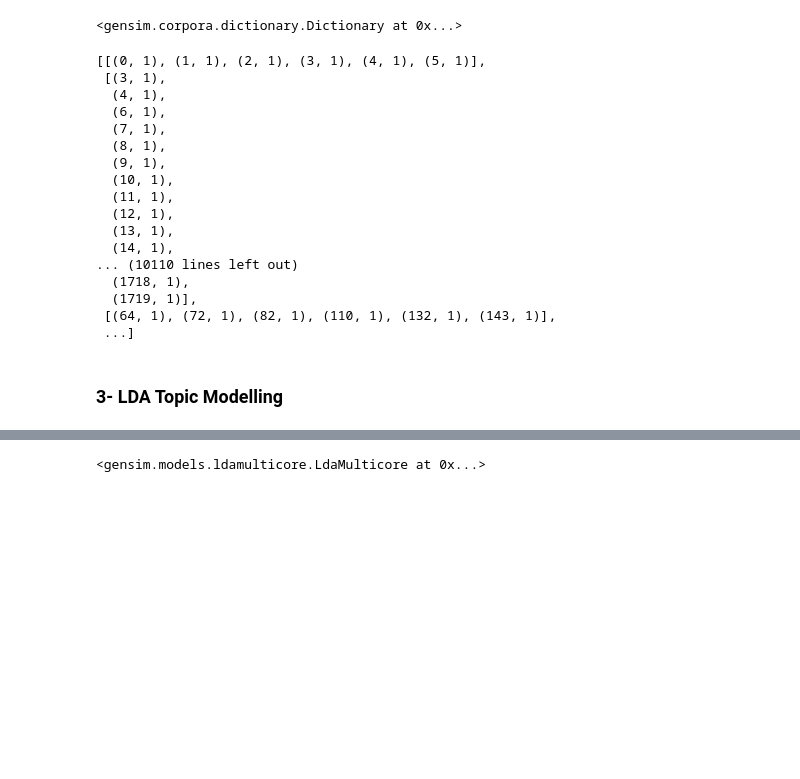
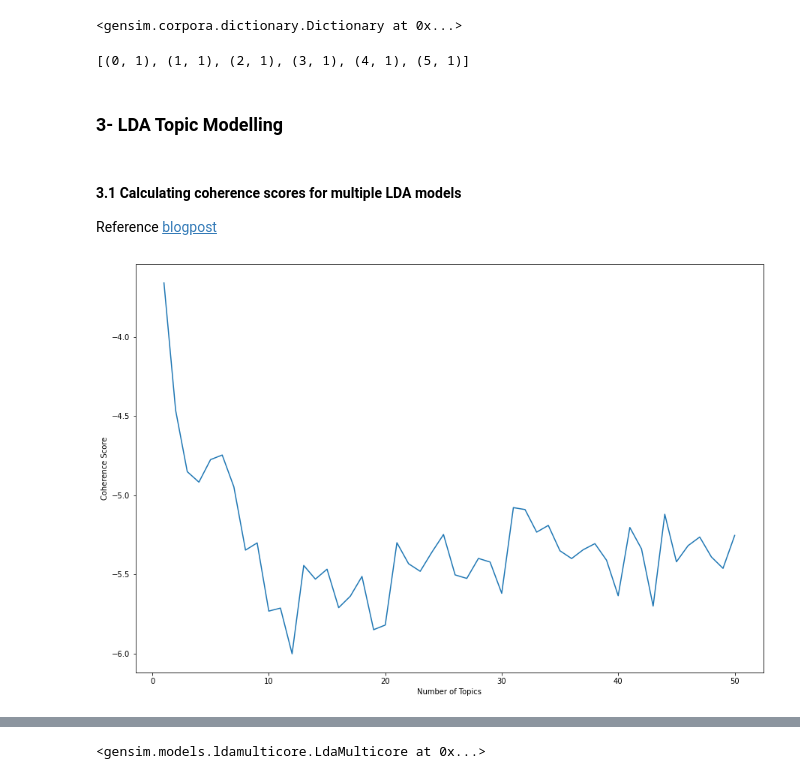
Before and after one commit to tamerthamoqa/psut-nlp-project, a Jupyter notebook: Task4_Topic_Modelling_Using_LDA.ipynb, the cells around one changed output, grey strips where cells are left out. Cells and saved outputs as stored; diff of their text form; code cells hidden in the pictures; blank space fills up the shorter version.

Commit message:
Update Task4_Topic_Modelling_Using_LDA.ipynb with pyLDAvis and coherence score calculation

```diff
--- a/Task4_Topic_Modelling_Using_LDA.ipynb
+++ b/Task4_Topic_Modelling_Using_LDA.ipynb
@@ -219,24 +181,11 @@ tweet_dictionary
 # %%
 tweet_corpus = [tweet_dictionary.doc2bow(tweet) for tweet in tweets_list]
 # %%
-tweet_corpus
+tweet_corpus[0]
 # %% [output]
-[[(0, 1), (1, 1), (2, 1), (3, 1), (4, 1), (5, 1)],
- [(3, 1),
-  (4, 1),
-  (6, 1),
-  (7, 1),
-  (8, 1),
-  (9, 1),
-  (10, 1),
-  (11, 1),
-  (12, 1),
-  (13, 1),
-  (14, 1),
-... (10110 lines left out)
-  (1718, 1),
-  (1719, 1)],
- [(64, 1), (72, 1), (82, 1), (110, 1), (132, 1), (143, 1)],
- ...]
+[(0, 1), (1, 1), (2, 1), (3, 1), (4, 1), (5, 1)]
 # %% [markdown]
 ### 3- LDA Topic Modelling
+# %% [markdown]
+#### 3.1 Calculating coherence scores for multiple LDA models
+Reference [blogpost](https://towardsdatascience.com/topic-modeling-with-latent-dirichlet-allocation-by-example-3b22cd10c835)
@@ -242,0 +218,8 @@ tweet_corpus
+# %%
+# visualize coherence
+plt.figure(figsize=(15, 10))
+plt.plot(range(1, 51), tweets_coherence)
+plt.xlabel("Number of Topics")
+plt.ylabel("Coherence Score");
+# %% [output]
+[figure, added]
```
Also changed, not shown: parts of 14 cells of this notebook.
